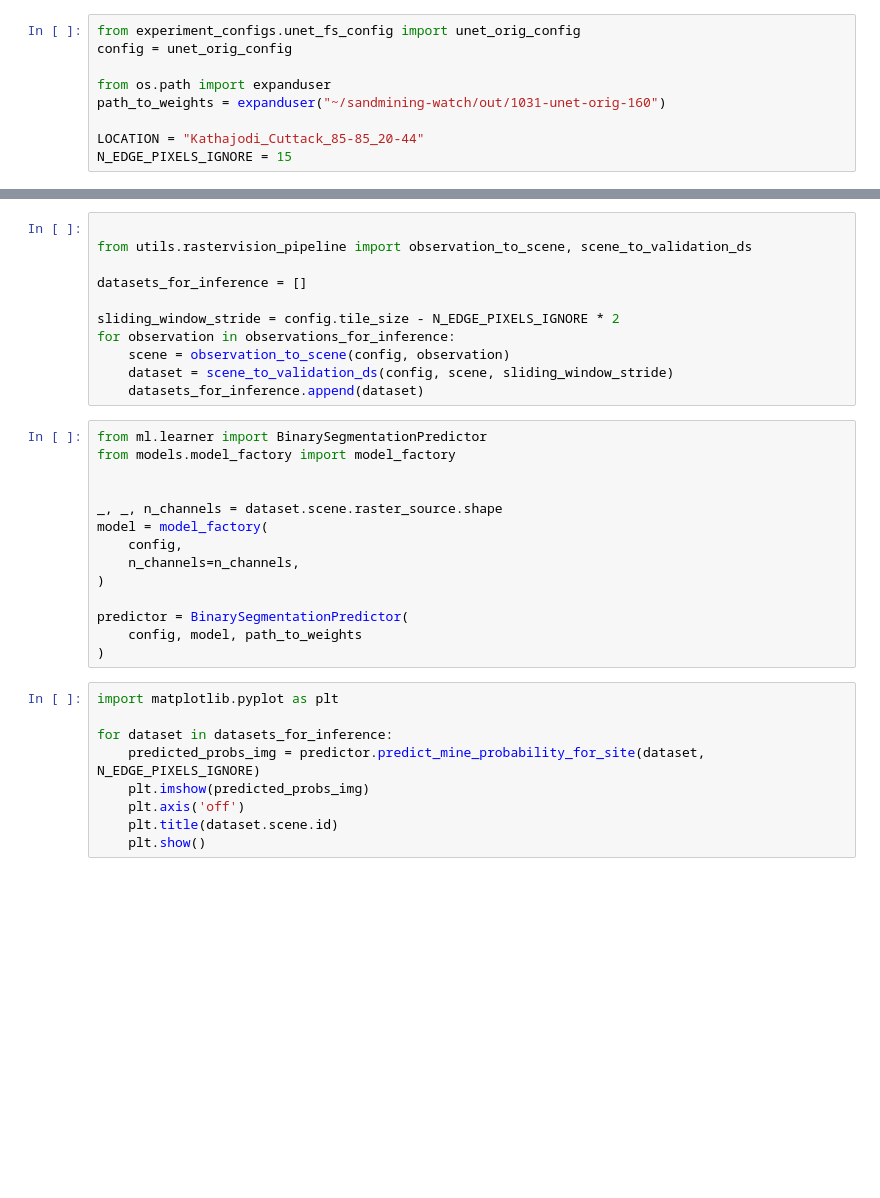
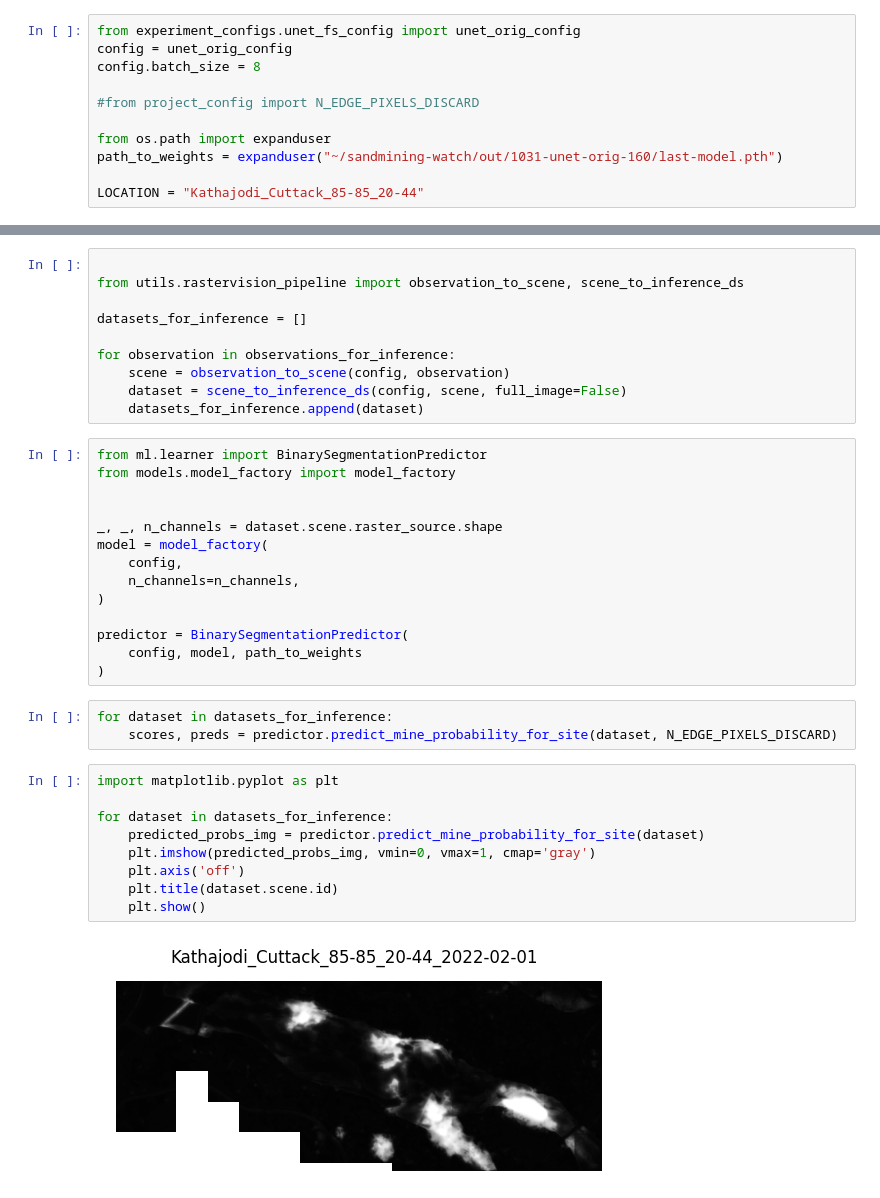
Before and after one commit to BerkeleySandProject/sandmining-watch, a Jupyter notebook: inference/inference.ipynb, the cells around one changed output, grey strips where cells are left out. Drawn from its saved outputs; the diff is of its cells as text; blank space fills up the shorter version.

Commit message:
add inference sliding window dataset

```diff
--- a/inference/inference.ipynb
+++ b/inference/inference.ipynb
@@ -23,12 +23,14 @@ For more inforation, read https://www.notion.so/andoshah/Inference-strategy-4da8
 # %%
 from experiment_configs.unet_fs_config import unet_orig_config
 config = unet_orig_config
+config.batch_size = 8
+
+#from project_config import N_EDGE_PIXELS_DISCARD
 
 from os.path import expanduser
-path_to_weights = expanduser("~/sandmining-watch/out/1031-unet-orig-160")
+path_to_weights = expanduser("~/sandmining-watch/out/1031-unet-orig-160/last-model.pth")
 
 LOCATION = "Kathajodi_Cuttack_85-85_20-44"
-N_EDGE_PIXELS_IGNORE = 15
 # %%
 ## Additional filtering of observations
 filter_fcn = lambda x: x.name.endswith('2022-02-01')
@@ -44,14 +46,13 @@ observations_for_inference = list(filter(filter_fcn,  observations_in_locations)
 print(f"Aggregated {len(observations_for_inference)} observations for inference")
 # %%
 
-from utils.rastervision_pipeline import observation_to_scene, scene_to_validation_ds
+from utils.rastervision_pipeline import observation_to_scene, scene_to_inference_ds
 
 datasets_for_inference = []
 
-sliding_window_stride = config.tile_size - N_EDGE_PIXELS_IGNORE * 2
 for observation in observations_for_inference:
     scene = observation_to_scene(config, observation)
-    dataset = scene_to_validation_ds(config, scene, sliding_window_stride)
+    dataset = scene_to_inference_ds(config, scene, full_image=False)
     datasets_for_inference.append(dataset)
 # %%
 from ml.learner import BinarySegmentationPredictor
@@ -67,12 +68,17 @@ model = model_factory(
 predictor = BinarySegmentationPredictor(
     config, model, path_to_weights
 )
+# %%
+for dataset in datasets_for_inference:
+    scores, preds = predictor.predict_mine_probability_for_site(dataset, N_EDGE_PIXELS_DISCARD)
 # %%
 import matplotlib.pyplot as plt
 
 for dataset in datasets_for_inference:
-    predicted_probs_img = predictor.predict_mine_probability_for_site(dataset, N_EDGE_PIXELS_IGNORE)
-    plt.imshow(predicted_probs_img)
+    predicted_probs_img = predictor.predict_mine_probability_for_site(dataset)
+    plt.imshow(predicted_probs_img, vmin=0, vmax=1, cmap='gray')
     plt.axis('off')
     plt.title(dataset.scene.id)
     plt.show()
+# %% [output]
+[figure, added]
```
Also changed, not shown: parts of 2 cells of this notebook, 3 other files.
